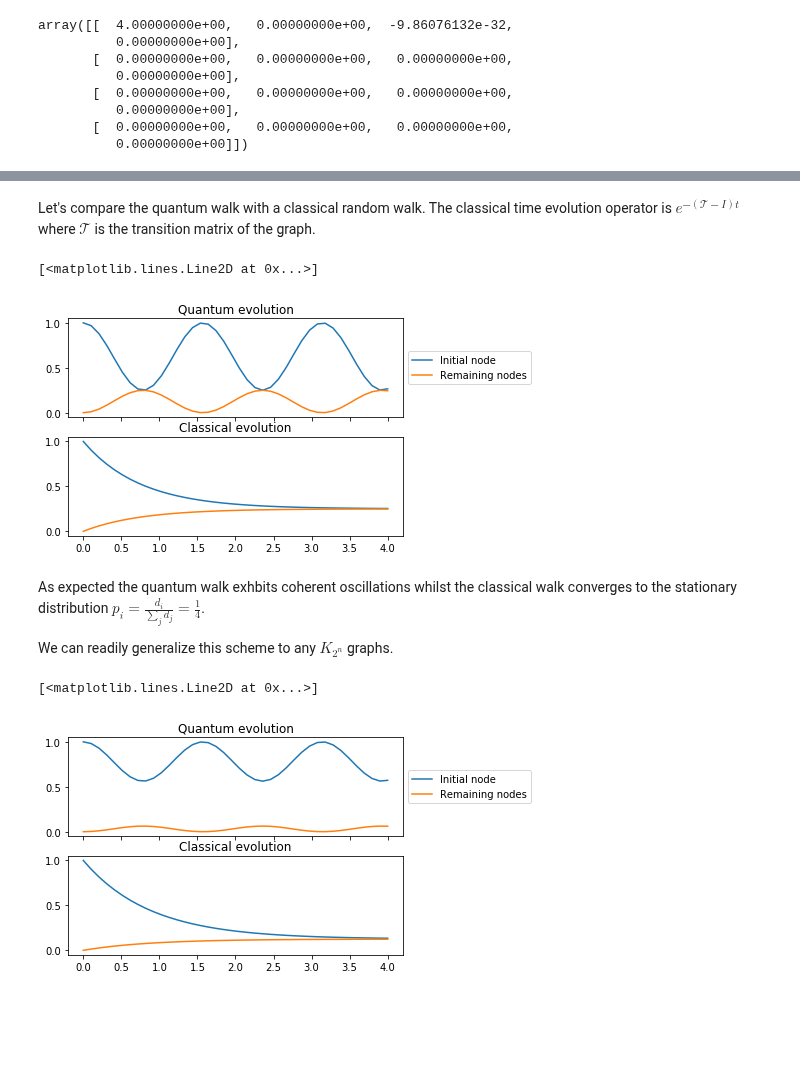
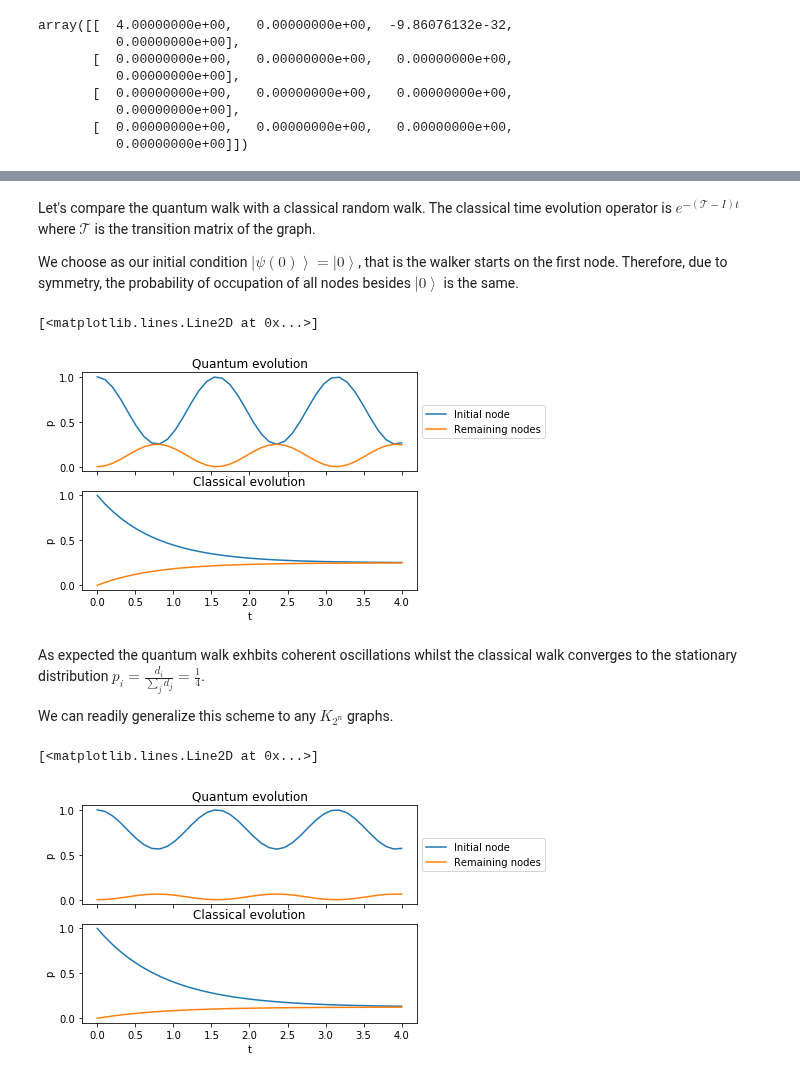
Before and after one commit to rigetti/pyquil, a Jupyter notebook: examples/quantum_walk.ipynb, the cells around one changed output, grey strips where cells are left out. Cells and saved outputs as stored; diff of their text form; code cells hidden in the pictures; blank space fills up the shorter version.

```diff
--- a/examples/quantum_walk.ipynb
+++ b/examples/quantum_walk.ipynb
@@ -84,34 +84,39 @@ def k_4_ctqw(t):
     return p
 # %% [markdown]
 Let's compare the quantum walk with a classical random walk. The classical time evolution operator is $e^{-(\mathcal{T} - I) t}$ where $\mathcal{T}$ is the transition matrix of the graph.
+
+We choose as our initial condition $\left|\psi(0)\right> = \left|0\right>$, that is the walker starts on the first node. Therefore, due to symmetry, the probability of occupation of all nodes besides $\left| 0 \right>$ is the same.
 # %%
 T = A/np.sum(A, axis=0)
 time = np.linspace(0, 4, 40)
 quantum_probs = np.zeros((len(time), 4))
 classical_probs = np.zeros((len(time), 4))
 
 for i, t in enumerate(time):
     p = k_4_ctqw(t)
     wvf, _ = qvm.wavefunction(p)
     vec = wvf.amplitudes
     quantum_probs[i] = np.abs(vec)**2
 
     classical_ev = expm((T-np.eye(4))*t)
     classical_probs[i] = classical_ev[:, 0]
 
 f, (ax1, ax2) = plt.subplots(2, sharex=True, sharey=True)
 
 ax1.set_title("Quantum evolution")
+ax1.set_ylabel('p')
 ax1.plot(time, quantum_probs[:, 0], label='Initial node')
 ax1.plot(time, quantum_probs[:, 1], label='Remaining nodes')
 ax1.legend(loc='center left', bbox_to_anchor=(1, 0.5))
 
 ax2.set_title("Classical evolution")
+ax2.set_xlabel('t')
+ax2.set_ylabel('p')
 ax2.plot(time, classical_probs[:, 0], label='Initial node')
 ax2.plot(time, classical_probs[:, 1], label='Remaining nodes')
 # %% [output]
 [<matplotlib.lines.Line2D at 0x...>]
-[figure, old version]
+[figure, new version]
 # %% [markdown]
 As expected the quantum walk exhbits coherent oscillations whilst the classical walk converges to the stationary distribution $p_i = \frac{d_i}{\sum_j d_j} = \frac{1}{4}$.
 
@@ -161,13 +166,16 @@ for i, t in enumerate(time):
 f, (ax1, ax2) = plt.subplots(2, sharex=True, sharey=True)
 
 ax1.set_title("Quantum evolution")
+ax1.set_ylabel('p')
 ax1.plot(time, quantum_probs[:, 0], label='Initial node')
 ax1.plot(time, quantum_probs[:, 1], label='Remaining nodes')
 ax1.legend(loc='center left', bbox_to_anchor=(1, 0.5))
 
 ax2.set_title("Classical evolution")
+ax2.set_xlabel('t')
+ax2.set_ylabel('p')
 ax2.plot(time, classical_probs[:, 0], label='Initial node')
 ax2.plot(time, classical_probs[:, 1], label='Remaining nodes')
 # %% [output]
 [<matplotlib.lines.Line2D at 0x...>]
-[figure, old version]
+[figure, new version]
```
Also changed, not shown: parts of 3 cells of this notebook, 1 other file.
